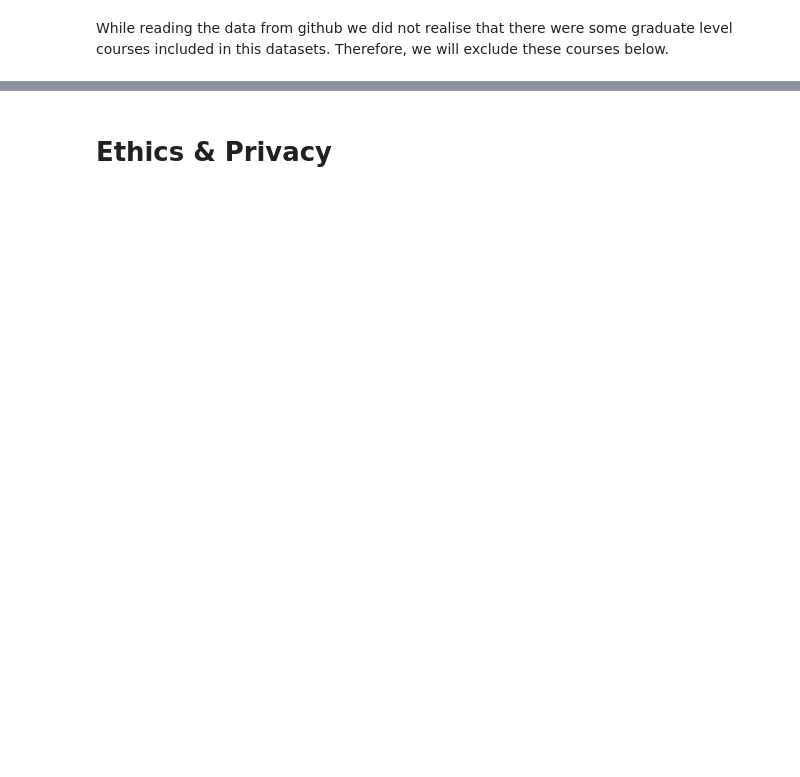
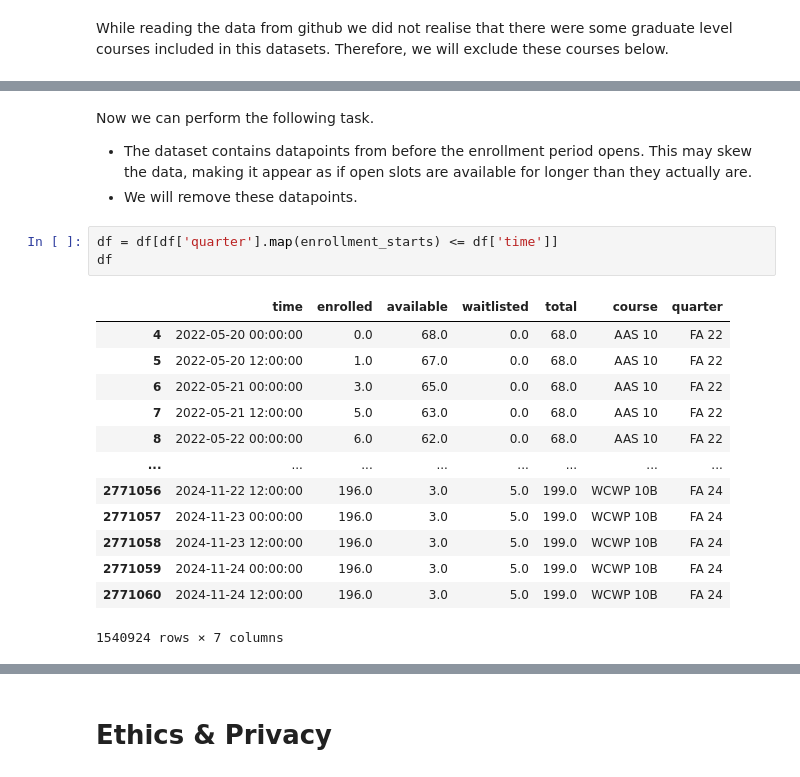
Before and after one commit to agovindu21/UCSD-EnrollAI, a Jupyter notebook: DataCheckpoint_Group087_WI25.ipynb, the cells around one changed output, grey strips where cells are left out. Saved outputs shown, nothing was run; the diff lists cells and outputs as text; blank space fills up the shorter version.

```diff
--- a/DataCheckpoint_Group087_WI25.ipynb
+++ b/DataCheckpoint_Group087_WI25.ipynb
@@ -274,0 +392,22 @@ df
+# %% [markdown]
+Now we can perform the following task.
+
+- The dataset contains datapoints from before the enrollment period opens. This may skew the data, making it appear as if open slots are available for longer than they actually are.
+- We will remove these datapoints.
+# %%
+df = df[df['quarter'].map(enrollment_starts) <= df['time']]
+df
+# %% [output]
+|  | time | enrolled | available | waitlisted | total | course | quarter |
+| 4 | 2022-05-20 00:00:00 | 0.0 | 68.0 | 0.0 | 68.0 | AAS 10 | FA 22 |
+| 5 | 2022-05-20 12:00:00 | 1.0 | 67.0 | 0.0 | 68.0 | AAS 10 | FA 22 |
+| 6 | 2022-05-21 00:00:00 | 3.0 | 65.0 | 0.0 | 68.0 | AAS 10 | FA 22 |
+| 7 | 2022-05-21 12:00:00 | 5.0 | 63.0 | 0.0 | 68.0 | AAS 10 | FA 22 |
+| 8 | 2022-05-22 00:00:00 | 6.0 | 62.0 | 0.0 | 68.0 | AAS 10 | FA 22 |
+| ... | ... | ... | ... | ... | ... | ... | ... |
+| 2771056 | 2024-11-22 12:00:00 | 196.0 | 3.0 | 5.0 | 199.0 | WCWP 10B | FA 24 |
+| 2771057 | 2024-11-23 00:00:00 | 196.0 | 3.0 | 5.0 | 199.0 | WCWP 10B | FA 24 |
+| 2771058 | 2024-11-23 12:00:00 | 196.0 | 3.0 | 5.0 | 199.0 | WCWP 10B | FA 24 |
+| 2771059 | 2024-11-24 00:00:00 | 196.0 | 3.0 | 5.0 | 199.0 | WCWP 10B | FA 24 |
+| 2771060 | 2024-11-24 12:00:00 | 196.0 | 3.0 | 5.0 | 199.0 | WCWP 10B | FA 24 |
+1540924 rows × 7 columns
```
Also changed, not shown: parts of 34 cells of this notebook, 1 other file.
